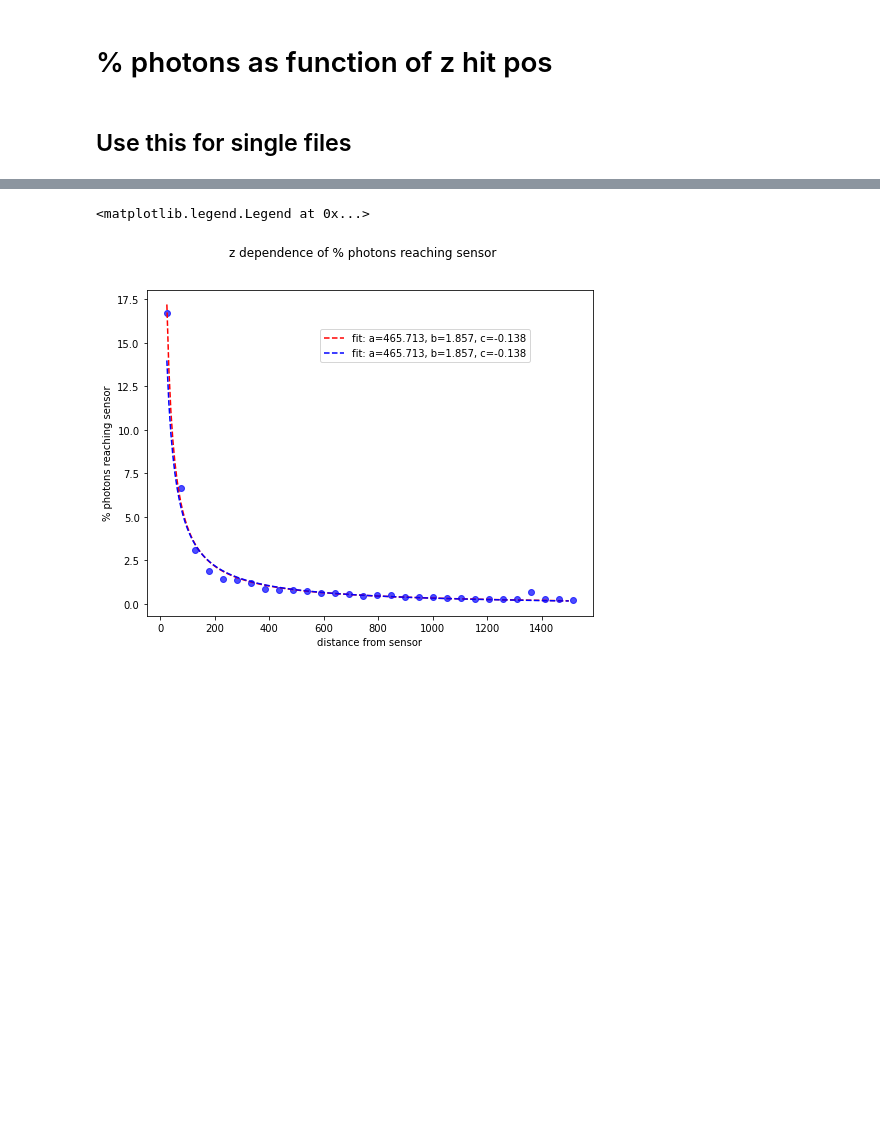
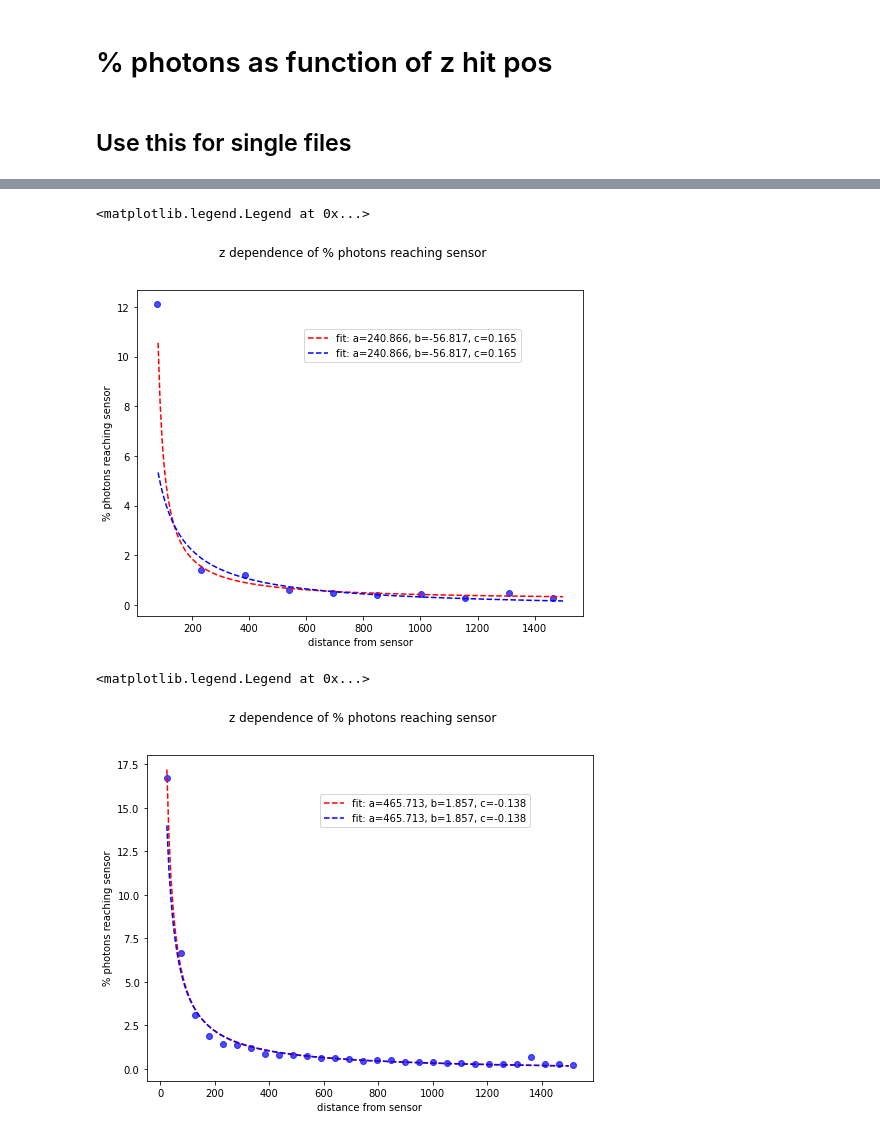
Before and after one commit to RowanKell/work_eic, a Jupyter notebook: macros/Variation/Variation_percent.ipynb, the cells around one changed output, grey strips where cells are left out. Saved outputs shown, nothing was run; the diff lists cells and outputs as text; code cells hidden in the pictures; blank space fills up the shorter version.

```diff
--- a/macros/Variation/Variation_percent.ipynb
+++ b/macros/Variation/Variation_percent.ipynb
@@ -163,9 +333,21 @@ for i in range(n_bins):
     fit_bins.append(z_bin_centers_dis[i])
 # %%
 popt_z, pcov_z = curve_fit(inverse,fit_bins,fit_percent)
-fit_x = np.linspace(25,1500,200)
+fit_x = np.linspace(80,1500,200)
 z_fit = inverse(fit_x,*popt_z)
 z_fit_no_QE = inverse(fit_x,494.98,9.9733,-0.16796)
+# %%
+fig_z, ax_z = plot.subplots(1,1, figsize = (8,6))
+ax_z.plot(fit_x,z_fit, 'r--',label='fit: a=%5.3f, b=%5.3f, c=%5.3f' % tuple(popt_z))
+ax_z.plot(fit_x,z_fit_no_QE, 'b--',label='fit: a=%5.3f, b=%5.3f, c=%5.3f' % tuple(popt_z))
+fig_z.suptitle("z dependence of % photons reaching sensor")
+ax_z.scatter(fit_bins,fit_percent,color="blue", alpha = 0.7)
+ax_z.set_xlabel("distance from sensor")
+ax_z.set_ylabel("% photons reaching sensor")
+fig_z.legend(bbox_to_anchor=(0.8, 0.8))
+# %% [output]
+<matplotlib.legend.Legend at 0x...>
+[figure, added]
 # %%
 fig_z, ax_z = plot.subplots(1,1, figsize = (8,6))
 ax_z.plot(fit_x,z_fit, 'r--',label='fit: a=%5.3f, b=%5.3f, c=%5.3f' % tuple(popt_z))
```
Also changed, not shown: parts of 21 cells of this notebook, 39 other files.
